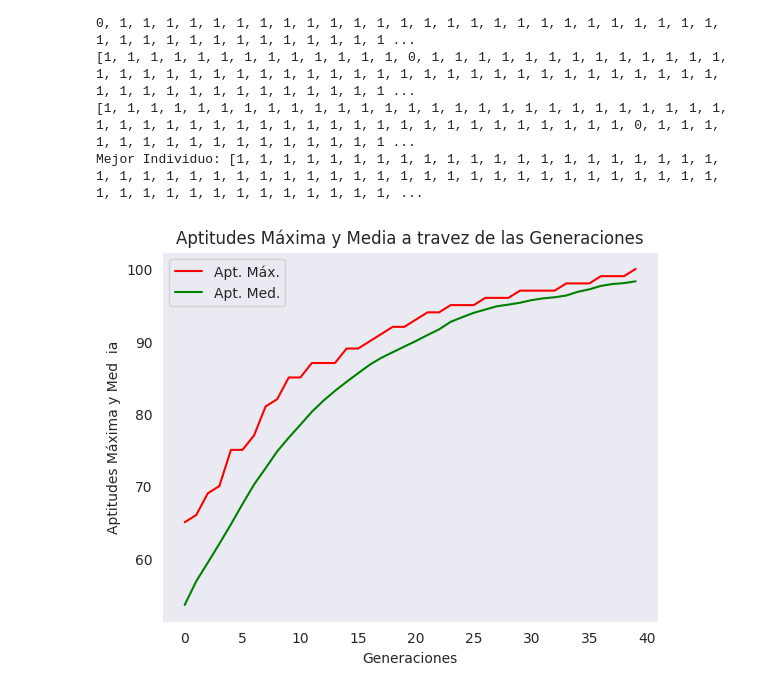
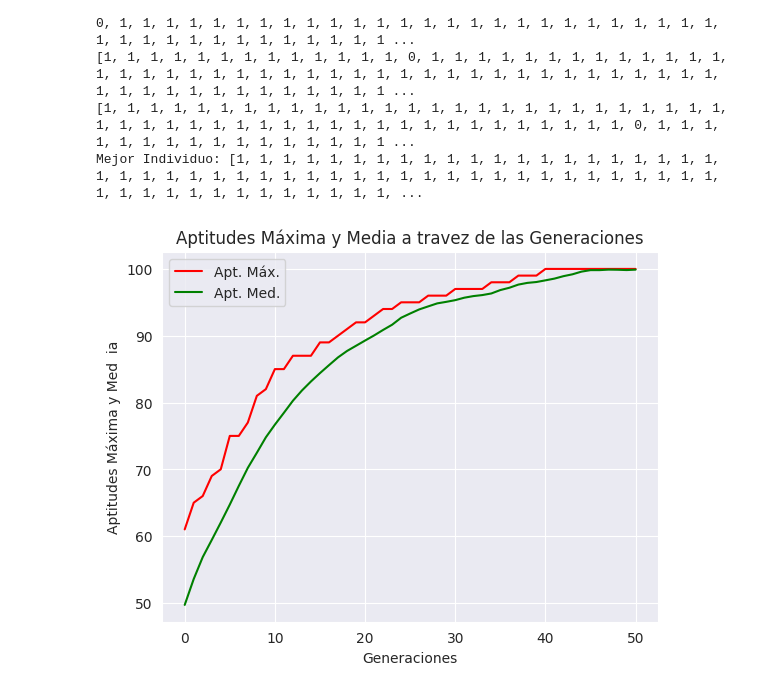
Before and after one commit to Vixuz144/Algoritmos-Geneticos, a Jupyter notebook: CH3_DEAP_Framework.ipynb, the cells around one changed output. Drawn from its saved outputs; the diff is of its cells as text; code cells hidden in the pictures.

```diff
--- a/CH3_DEAP_Framework.ipynb
+++ b/CH3_DEAP_Framework.ipynb
@@ -472,13 +472,13 @@ Mejor Individuo: [1, 1, 1, 1, 1, 1, 1, 1, 1, 1, 1, 1, 1, 1, 1, 1, 1, 1, 1, 1, 1,
 # %%
 Aptitudes_maximas, Aptitudes_medias = logbook.select('max', 'med')
 # %%
-sns.set_style('dark')
-plt.plot(Aps_max, color='r', label='Apt. Máx.')
-plt.plot(Aps_med, 'g', label='Apt. Med.')
+sns.set_style('darkgrid')
+plt.plot(Aptitudes_maximas, color='r', label='Apt. Máx.')
+plt.plot(Aptitudes_medias, 'g', label='Apt. Med.')
 plt.xlabel('Generaciones')
 plt.ylabel('Aptitudes Máxima y Med  ia')
 plt.title('Aptitudes Máxima y Media a travez de las Generaciones')
 plt.legend()
 plt.show()
 # %% [output]
-[figure, old version]
+[figure, new version]
```
Also changed, not shown: parts of 3 cells of this notebook.
